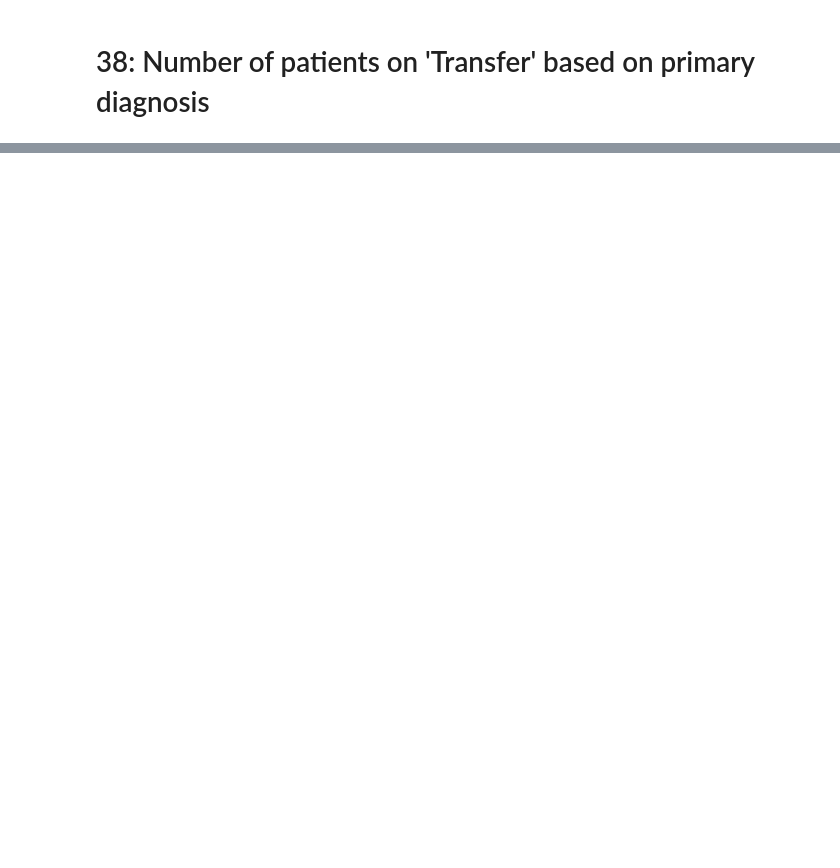
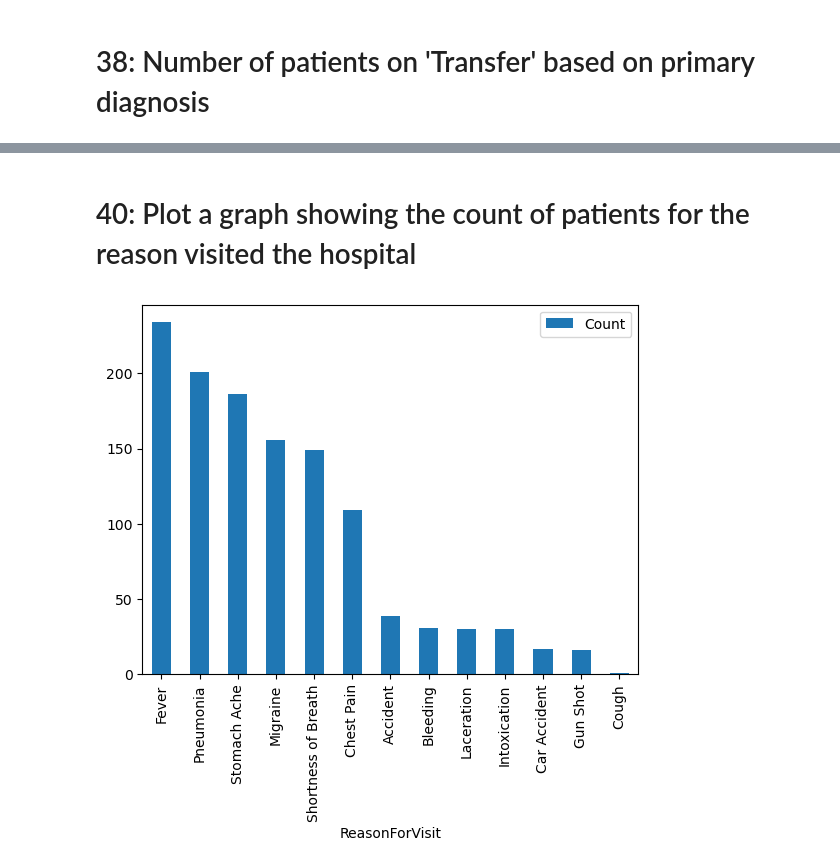
Before and after one commit to Seenu-Raj/Panda_Girls_Team3, a Jupyter notebook: Team3_PandaGirls_Q31-40.ipynb, the cells around one changed output, grey strips where cells are left out. Saved outputs shown, nothing was run; the diff lists cells and outputs as text; code cells hidden in the pictures; blank space fills up the shorter version.

```diff
--- a/Team3_PandaGirls_Q31-40.ipynb
+++ b/Team3_PandaGirls_Q31-40.ipynb
@@ -91,0 +168,11 @@ Uppercase characters: H
+# %% [markdown]
+# 40: Plot a graph showing the count of patients for the reason visited the hospital
+# %%
+df = pd.read_excel("HospitalDatabase.xlsx", sheet_name= "EDVisits")
+reason_counts = df['ReasonForVisit'].value_counts().reset_index()
+reason_counts.columns = ['ReasonForVisit', 'Count']
+reason_counts= reason_counts.sort_values(by='Count', ascending=False)
+reason_counts.plot.bar(x='ReasonForVisit', y='Count')
+plt.show()
+# %% [output]
+[figure, added]
```
Also changed, not shown: parts of 12 cells of this notebook, 1 other file.
